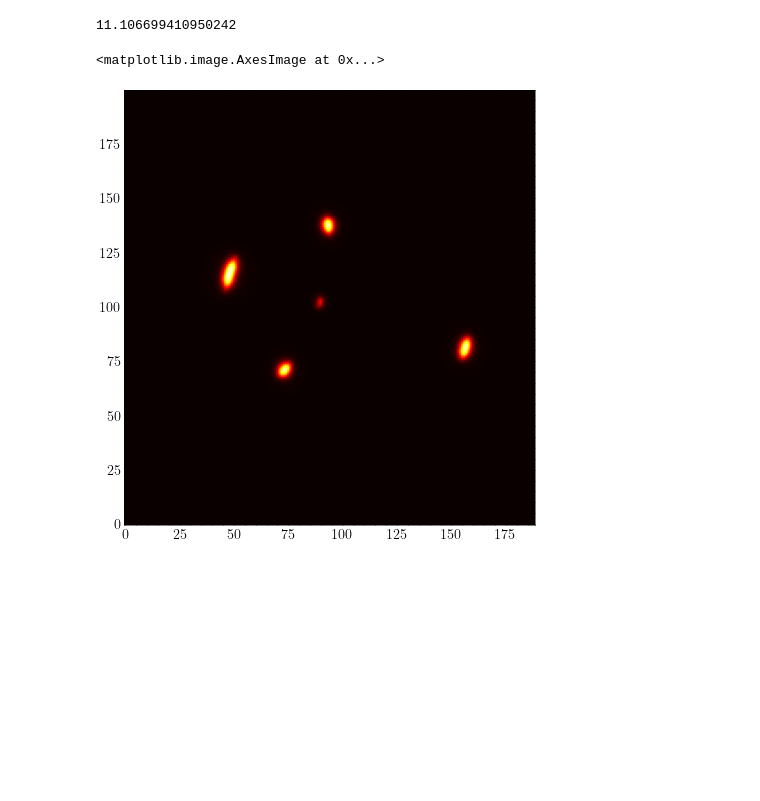
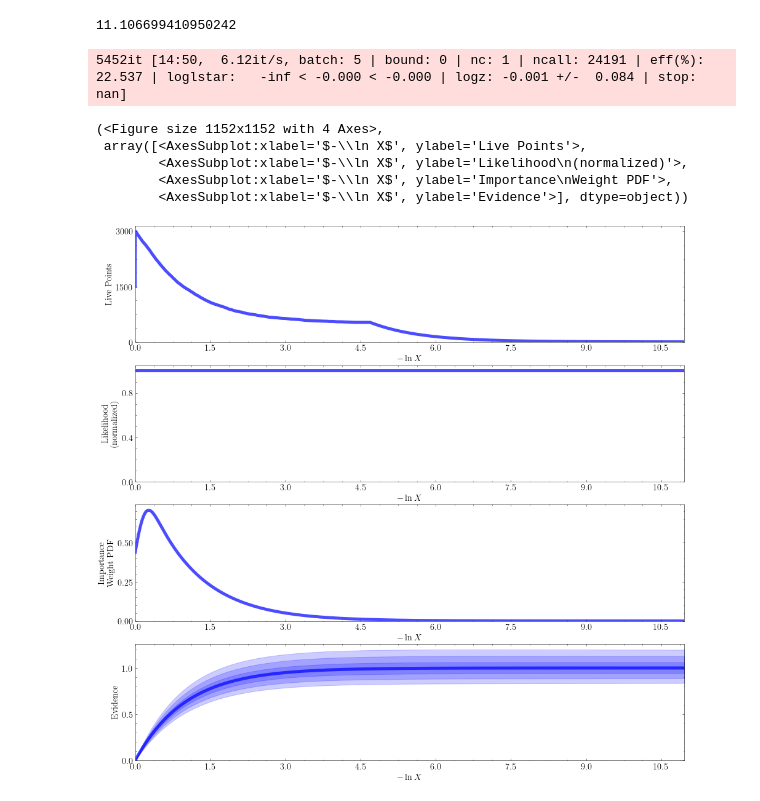
Before and after one commit to AlexandreAdam/rxj1131, a Jupyter notebook: notebooks/quad_reconstruction.ipynb, the cells around one changed output. Drawn from its saved outputs; the diff is of its cells as text; code cells hidden in the pictures; blank space fills up the shorter version.

```diff
--- a/notebooks/quad_reconstruction.ipynb
+++ b/notebooks/quad_reconstruction.ipynb
@@ -140,23 +160,20 @@ source_grid = np.column_stack([xs.ravel(), ys.ravel()])
 # %%
 # test forward, try to find a warm start
 x0l = 0.1
-y0l = 0
-e = 0.3
+y0l = 0.1
+e = 0.15
 phi = 0.3
-x_c = 0.1
-r_ein = 2
-x0 = -0.3
+x_c = 0.5
+r_ein = 1.5
+x0 = 0.1
 y0 = 0
-width = 0.01
-intensity = im.sum()
+width = 0.2
+intensity = im.sum()/500
 params = x0l, y0l, e, phi, x_c, r_ein, x0, y0, width
 sigma = np.array([im.mean() / SNR])
 I = NIE_forward_model(params, intensity, source_grid, lens_grid)
 I = convolve2d(I.reshape(im.shape), psf, mode="same").ravel()
 
-plt.figure(figsize=(8, 8))
-plt.imshow(I.reshape([N, M]), origin="lower", cmap="hot")
+# plt.figure(figsize=(8, 8))
+# plt.imshow(I.reshape([N, M]), origin="lower", cmap="hot")
 # plt.imshow(im)
-# %% [output]
-<matplotlib.image.AxesImage at 0x...>
-[figure, removed]
@@ -175,0 +180,35 @@ fit = minimize(likelihood, x0=params, args=(im, sigma, psf, intensity, source_gr
+# %%
+bounds = [
+    [-0.2, 0.2], #x0l
+    [-0.2, 0.2], # y0l
+    [0., 0.2], # e
+    [0, np.pi], # phi
+    [0.1, 0.9], #x_c
+    [1, 5], # r_ein
+    [-0.2, 0.2], #x0
+    [-0.2, 0.2], # y0
+    [0.01, 0.5] # width
+]
+
+def prior_transform(x, bounds=bounds): # uniform distribution
+    return [(bounds[i][1] - bounds[i][0]) * x[i] + bounds[i][0] for i in range(x.size)]
+
+# test: use I
+def loglike(x):
+    return likelihood(x, im, sigma, psf, intensity, source_grid, lens_grid, good_pixels_map.ravel() )
+# res = nestle.sample(loglike, prior_transform, ndim=len(bounds), npoints=10)
+ndim = len(bounds)
+with Pool(8) as pool:
+    sampler = DynamicNestedSampler(loglike, prior_transform, ndim, pool=pool, queue_size=10, nlive=3000)
+    sampler.run_nested(maxiter=5000)
+# %% [output]
+5452it [14:50,  6.12it/s, batch: 5 | bound: 0 | nc: 1 | ncall: 24191 | eff(%): 22.537 | loglstar:   -inf < -0.000 < -0.000 | logz: -0.001 +/-  0.084 | stop:    nan]
+# %%
+dyplot.runplot(sampler.results)
+# %% [output]
+(<Figure size 1152x1152 with 4 Axes>,
+ array([<AxesSubplot:xlabel='$-\\ln X$', ylabel='Live Points'>,
+        <AxesSubplot:xlabel='$-\\ln X$', ylabel='Likelihood\n(normalized)'>,
+        <AxesSubplot:xlabel='$-\\ln X$', ylabel='Importance\nWeight PDF'>,
+        <AxesSubplot:xlabel='$-\\ln X$', ylabel='Evidence'>], dtype=object))
+[figure, added]
```
Also changed, not shown: parts of 13 cells of this notebook, 6 other files.
